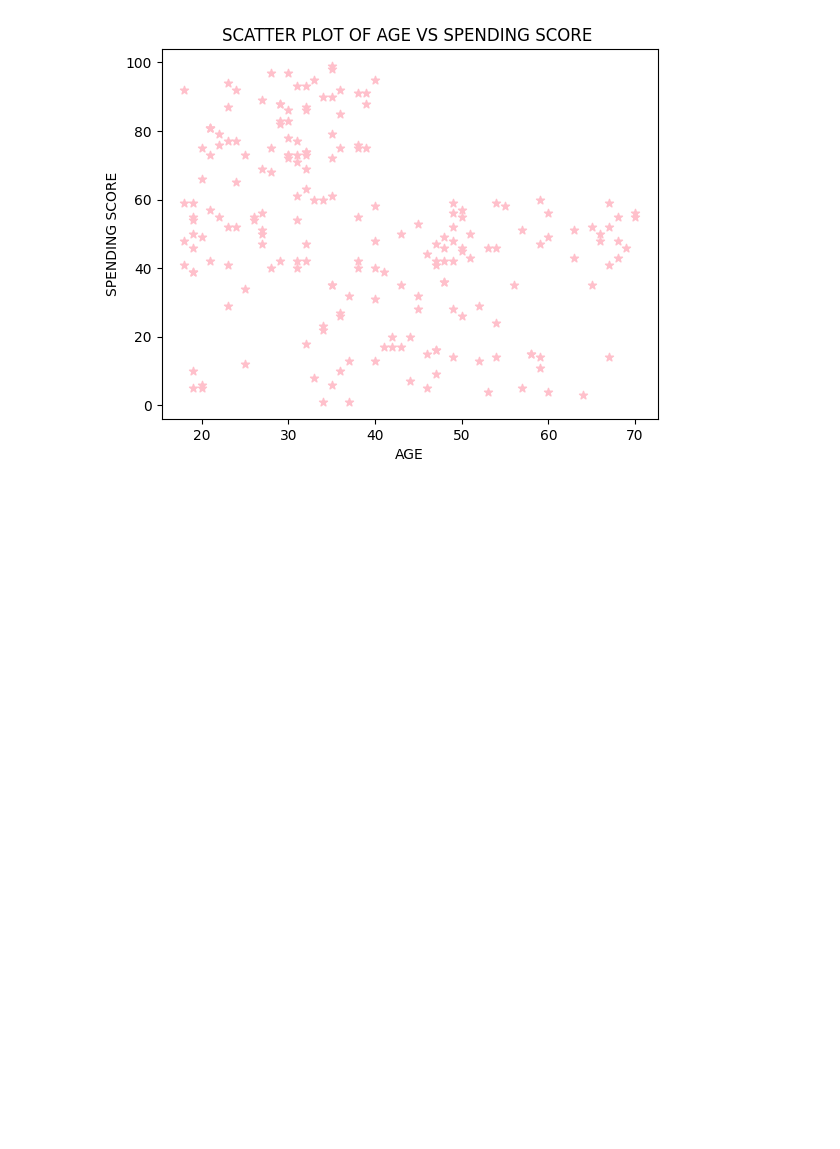
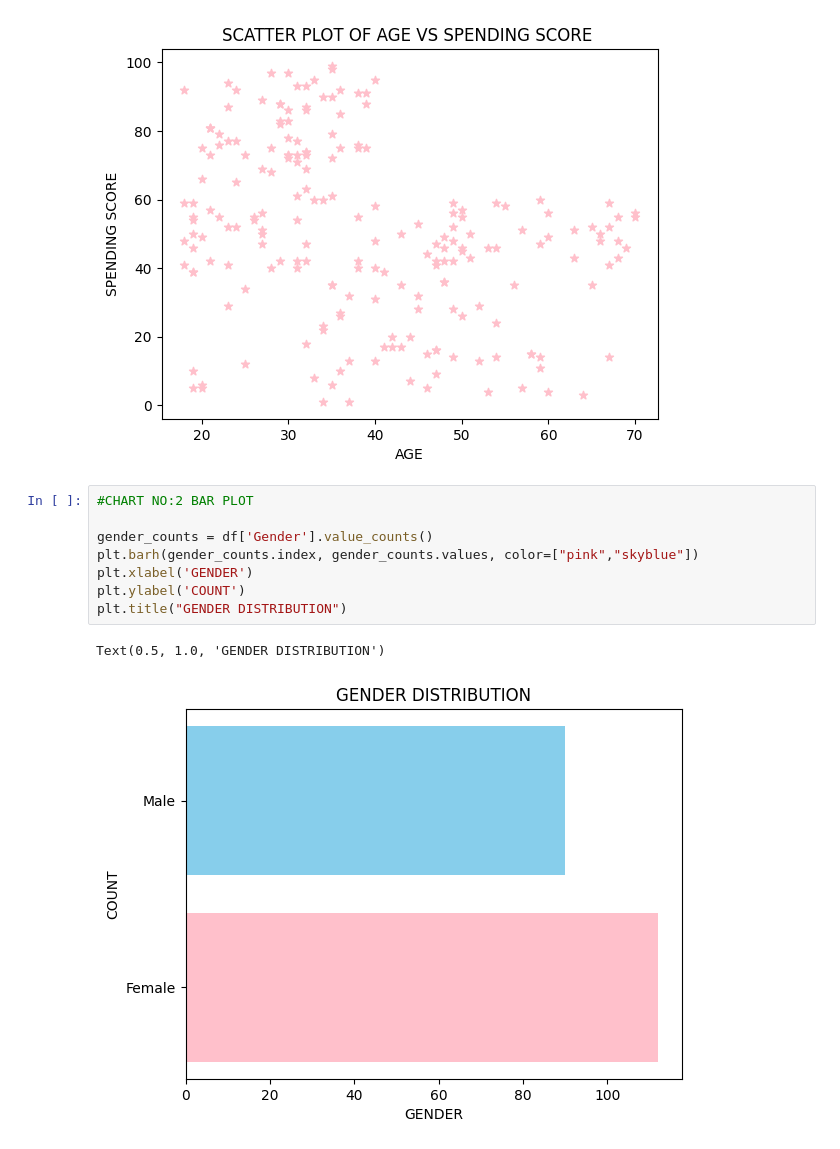
Before and after one commit to pradeekamanickam/datascience, a Jupyter notebook: data_visualisation_task(2).ipynb, the cells around one changed output. Saved outputs shown, nothing was run; the diff lists cells and outputs as text; blank space fills up the shorter version.

```diff
--- a/data_visualisation_task(2).ipynb
+++ b/data_visualisation_task(2).ipynb
@@ -82,5 +87,16 @@ plt.title("SCATTER PLOT OF AGE VS SPENDING SCORE ")
 # %% [output]
 Text(0.5, 1.0, 'SCATTER PLOT OF AGE VS SPENDING SCORE ')
 [figure]
+# %%
+#CHART NO:2 BAR PLOT
+
+gender_counts = df['Gender'].value_counts()
+plt.barh(gender_counts.index, gender_counts.values, color=["pink","skyblue"])
+plt.xlabel('GENDER')
+plt.ylabel('COUNT')
+plt.title("GENDER DISTRIBUTION")
+# %% [output]
+Text(0.5, 1.0, 'GENDER DISTRIBUTION')
+[figure, added]
 # %%
 gender_counts = df['Gender'].value_counts()
```
Also changed, not shown: parts of 9 cells of this notebook.
